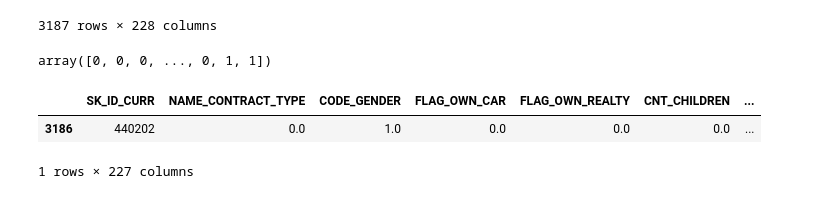
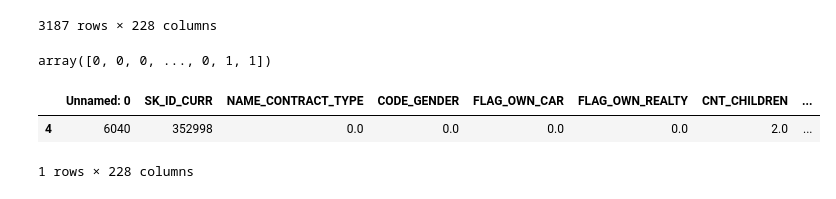
Before and after one commit to MaximeJabarian/streamlit-to-heroku, a Jupyter notebook: P7_Scoring_Model.ipynb, the cells around one changed output. Saved outputs shown, nothing was run; the diff lists cells and outputs as text; code cells hidden in the pictures.

```diff
--- a/P7_Scoring_Model.ipynb
+++ b/P7_Scoring_Model.ipynb
@@ -10,8 +10,10 @@ from sklearn.preprocessing import LabelEncoder
 
 warnings.filterwarnings('ignore')
 # %%
+pd.set_option('display.max_columns', None)
+
 # Training data
-data_app_train = pd.read_csv('DATA/application_train.csv')
+data_app_train = pd.read_csv('DATA2/application_train.csv')
 print('Training data shape: ', data_app_train.shape)
 data_app_train.head()
 # %% [output]
@@ -1032,7 +1185,7 @@ shap_values
 i = np.where((df.index == 3318)==True)[0]
 i
 # %%
-df = pd.read_csv('DATA/test_init2.csv', sep=',')#.set_index('Unnamed: 0')
+df = pd.read_csv('DATA2/test_init2.csv', sep=',')#.set_index('Unnamed: 0')
 df
 # %% [output]
 |  | Unnamed: 0 | SK_ID_CURR | NAME_CONTRACT_TYPE | CODE_GENDER | FLAG_OWN_CAR | FLAG_OWN_REALTY | CNT_CHILDREN | ... |
@@ -1053,9 +1206,9 @@ model.predict(df.iloc[:, 1:])
 # %% [output]
 array([0, 0, 0, ..., 0, 1, 1])
 # %%
-client_0 = df.iloc[df[df['SK_ID_CURR']==440202].index, 1:]
+client_0 = df.iloc[df[df['SK_ID_CURR']==352998].index, :]
 client_0
 # %% [output]
-|  | SK_ID_CURR | NAME_CONTRACT_TYPE | CODE_GENDER | FLAG_OWN_CAR | FLAG_OWN_REALTY | CNT_CHILDREN | ... |
-| 3186 | 440202 | 0.0 | 1.0 | 0.0 | 0.0 | 0.0 | ... |
+|  | Unnamed: 0 | SK_ID_CURR | NAME_CONTRACT_TYPE | CODE_GENDER | FLAG_OWN_CAR | FLAG_OWN_REALTY | CNT_CHILDREN | ... |
+| 4 | 6040 | 352998 | 0.0 | 0.0 | 0.0 | 0.0 | 2.0 | ... |
-1 rows × 227 columns
+1 rows × 228 columns
```
Also changed, not shown: parts of 22 cells of this notebook, 4 other files.
